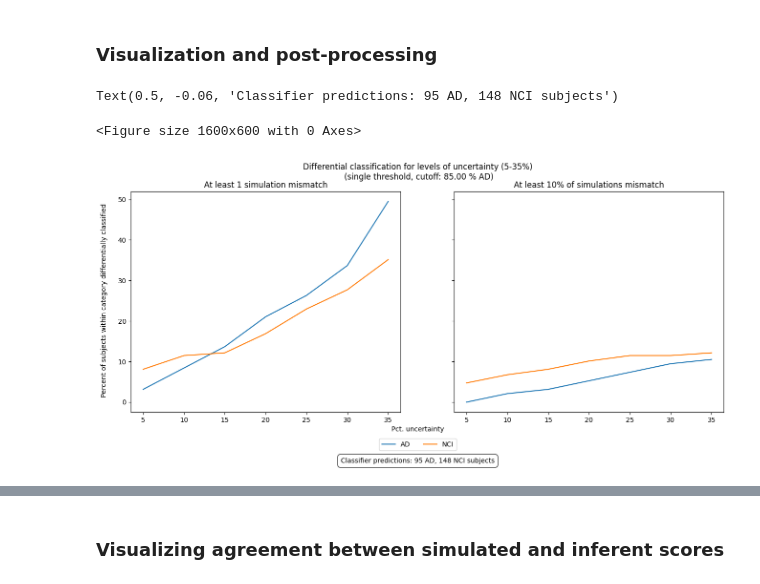
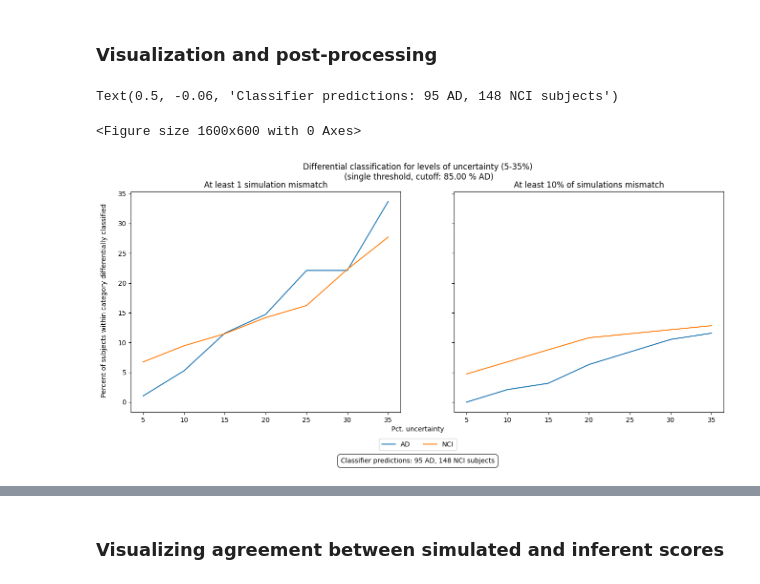
Before and after one commit to Translational-HDPM/T-HDPM_uncertainty_analysis, a Jupyter notebook: notebooks/uncertainty_analysis_adjusted_sd.ipynb, the cells around one changed output, grey strips where cells are left out. Cells and saved outputs as stored; diff of their text form; code cells hidden in the pictures.

```diff
--- a/notebooks/uncertainty_analysis_adjusted_sd.ipynb
+++ b/notebooks/uncertainty_analysis_adjusted_sd.ipynb
@@ -119,7 +115,7 @@ mean_TPM = 10   # When we filter genes for analysis with a reduced feature set,
 single_thres = 0.85    # Classifier threshold above which we consider a subject to be in AD category
 dual_thres_low, dual_thres_high = 0.15, 0.85    # Cut-points for categories (in order) NCI, intermediate, AD
 # %%
-n_samples = 1000   # Number of Monte Carlo samples to simulate for each subject
+n_samples = 100   # Number of Monte Carlo samples to simulate for each subject
 uncertainties = list(range(5, 40, 5))   # Maximum percentage of noise/uncertainty to simulate. (aka coefficient of variation)
 # %%
 np.random.seed(seed)
@@ -400,11 +245,20 @@ res = simulate_multiple_uncertainties(patients_df, uncertainties,
 # %% [markdown]
 ### Visualization and post-processing
 # %%
-_z_scores = (patients_df.values - patients_df.mean(axis=1).values.reshape(-1, 1)) / patients_df.std(axis=1).values.reshape(-1, 1)
-gt_probs = antilogit_classifier_score(np.sum(coefficients[:, np.newaxis] * _z_scores, axis=0))
+_z_scores = (
+    patients_df.values - patients_df.mean(axis=1).values.reshape(-1, 1)
+) / patients_df.std(axis=1).values.reshape(-1, 1)
+gt_probs = antilogit_classifier_score(
+    np.sum(coefficients[:, np.newaxis] * _z_scores, axis=0)
+)
 gt_probs = pd.Series(index=patients_df.columns, data=gt_probs)
 # %%
-def visualize_differential_classification_results(results: pd.DataFrame, title: str, show_axis_labels: bool = True, show_legend: bool = True) -> None:
+def visualize_differential_classification_results(
+    results: pd.DataFrame,
+    title: str,
+    show_axis_labels: bool = True,
+    show_legend: bool = True,
+) -> None:
     for cat in results.columns:
         plt.plot(results.index, results.loc[:, cat], label=cat)
     if show_axis_labels:
@@ -412,41 +266,67 @@ def visualize_differential_classification_results(results: pd.DataFrame, title:
         plt.ylabel("Percent of subjects within category differentially classified")
     plt.title(title)
     if show_legend:
-        plt.legend(loc='upper center', bbox_to_anchor=(0.5, -0.1))
+        plt.legend(loc="upper center", bbox_to_anchor=(0.5, -0.1))
 # %%
 num_AD, num_NCI = (single_thres <= gt_probs).sum(), (single_thres > gt_probs).sum()
-single_thres_pct_diff_cls_1_diff_cls = res_1_diff_cls.single_thres_expt_results.copy(deep=True)
-single_thres_pct_diff_cls_1_diff_cls["AD"] = single_thres_pct_diff_cls_1_diff_cls["AD"].apply(len) / num_AD * 100
-single_thres_pct_diff_cls_1_diff_cls["NCI"] = single_thres_pct_diff_cls_1_diff_cls["NCI"].apply(len) / num_NCI * 100
+single_thres_pct_diff_cls_1_diff_cls = res_1_diff_cls.single_thres_expt_results.copy(
+    deep=True
+)
+single_thres_pct_diff_cls_1_diff_cls["AD"] = (
+    single_thres_pct_diff_cls_1_diff_cls["AD"].apply(len) / num_AD * 100
+)
+single_thres_pct_diff_cls_1_diff_cls["NCI"] = (
+    single_thres_pct_diff_cls_1_diff_cls["NCI"].apply(len) / num_NCI * 100
+)
 single_thres_pct_diff_cls = res.single_thres_expt_results.copy(deep=True)
-single_thres_pct_diff_cls["AD"] = single_thres_pct_diff_cls["AD"].apply(len) / num_AD * 100
-single_thres_pct_diff_cls["NCI"] = single_thres_pct_diff_cls["NCI"].apply(len) / num_NCI * 100
+single_thres_pct_diff_cls["AD"] = (
+    single_thres_pct_diff_cls["AD"].apply(len) / num_AD * 100
+)
+single_thres_pct_diff_cls["NCI"] = (
+    single_thres_pct_diff_cls["NCI"].apply(len) / num_NCI * 100
+)
 fig = plt.figure(figsize=(16, 6))
 fig, axs = plt.subplots(nrows=1, ncols=2, sharex=True, sharey=True, figsize=(16, 6))
 plt.subplot(121)
-visualize_differential_classification_results(single_thres_pct_diff_cls_1_diff_cls, "At least 1 simulation mismatch", False, False)
+visualize_differential_classification_results(
+    single_thres_pct_diff_cls_1_diff_cls, "At least 1 simulation mismatch", False, False
+)
 plt.subplot(122)
-visualize_differential_classification_results(single_thres_pct_diff_cls, "At least 10% of simulations mismatch", False, False)
+visualize_differential_classification_results(
+    single_thres_pct_diff_cls, "At least 10% of simulations mismatch", False, False
+)
 leg_handles, leg_labels = plt.gca().get_legend_handles_labels()
-fig.legend(leg_handles, leg_labels, loc='upper center', ncol=len(leg_labels), bbox_to_anchor=(0.5, 0.03))
-fig.text(0.5, 0.05, 'Pct. uncertainty', va='center', ha="center")
-fig.text(0.09, 0.5, 'Percent of subjects within category differentially classified', va='center', ha="center", rotation="vertical")
-fig.suptitle(f"Differential classification for levels of uncertainty (5-35%)\n (single threshold, cutoff: {single_thres*100:.2f} % AD)")
+fig.legend(
+    leg_handles,
+    leg_labels,
+    loc="upper center",
+    ncol=len(leg_labels),
+    bbox_to_anchor=(0.5, 0.03),
+)
+fig.text(0.5, 0.05, "Pct. uncertainty", va="center", ha="center")
+fig.text(
+    0.09,
+    0.5,
+    "Percent of subjects within category differentially classified",
+    va="center",
+    ha="center",
+    rotation="vertical",
+)
+fig.suptitle(
+    f"Differential classification for levels of uncertainty (5-35%)\n (single threshold, cutoff: {single_thres*100:.2f} % AD)"
+)
 fig.text(
     0.5,
     -0.06,
-    f'Classifier predictions: {num_AD} AD, {num_NCI} NCI subjects',
-    ha='center',
-    va='center',
+    f"Classifier predictions: {num_AD} AD, {num_NCI} NCI subjects",
+    ha="center",
+    va="center",
     bbox=dict(
-        boxstyle='round,pad=0.5',
-        facecolor='white',
-        edgecolor='black',
-        alpha=0.8
-    )
+        boxstyle="round,pad=0.5", facecolor="white", edgecolor="black", alpha=0.8
+    ),
 )
 # %% [output]
 Text(0.5, -0.06, 'Classifier predictions: 95 AD, 148 NCI subjects')
 <Figure size 1600x600 with 0 Axes>
-[figure, old version]
+[figure, new version]
 # %%
```
Also changed, not shown: parts of 13 cells of this notebook, 6 other files.
